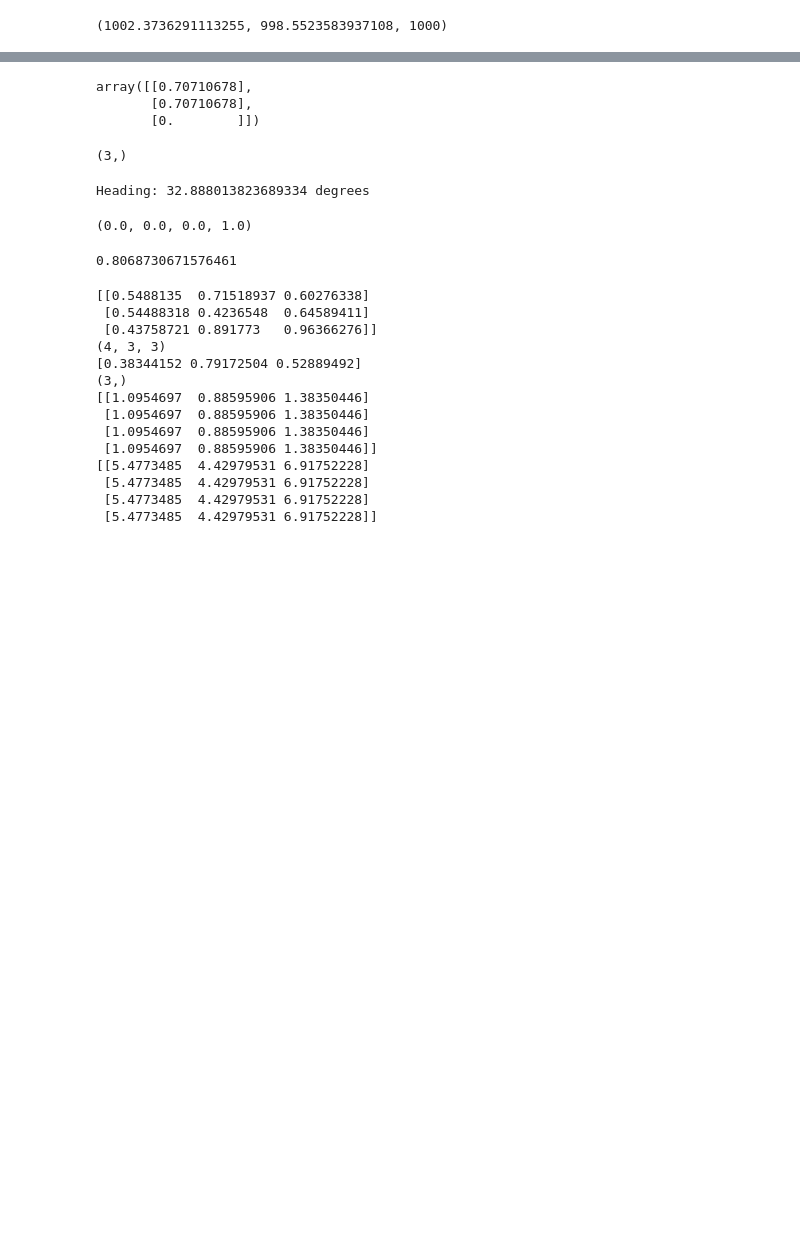
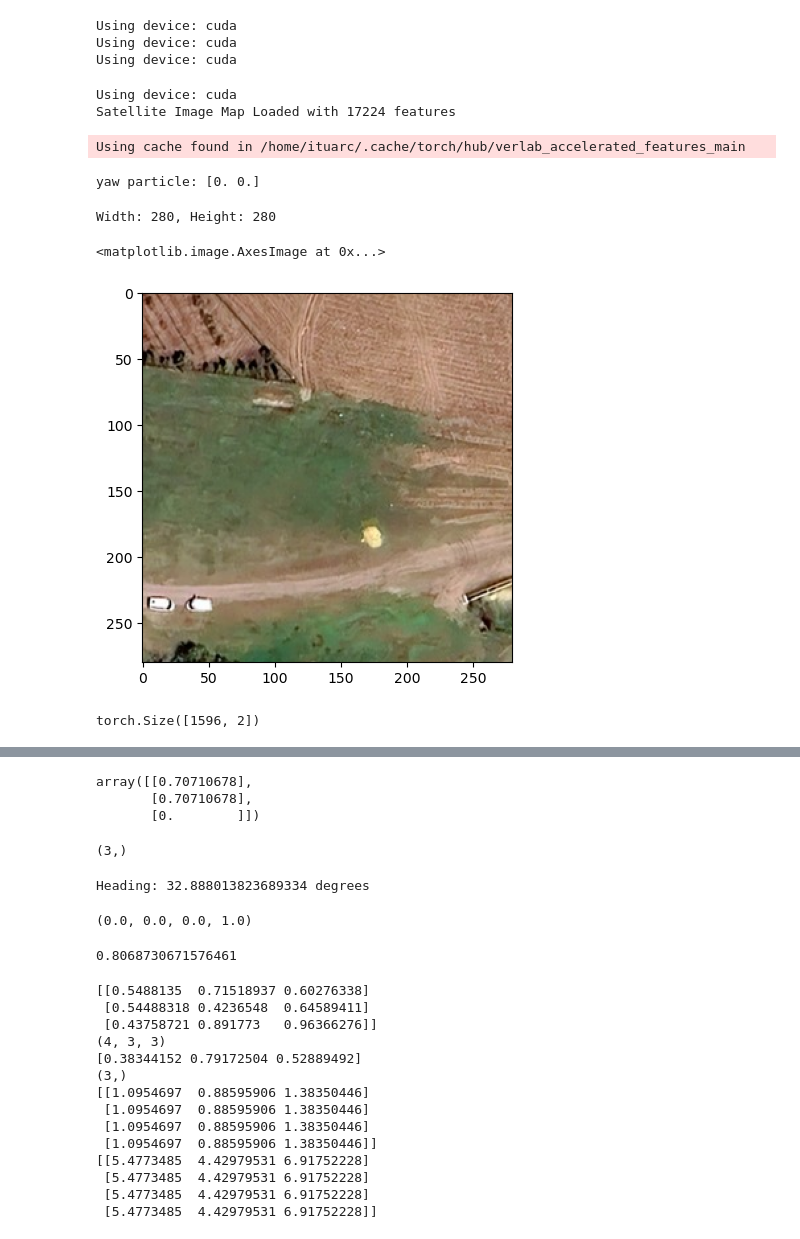
Before and after one commit to bakisanlan/FeatureMatching-PythonCODE, a Jupyter notebook: deneme.ipynb, the cells around one changed output, grey strips where cells are left out. Drawn from its saved outputs; the diff is of its cells as text; code cells hidden in the pictures; blank space fills up the shorter version.

```diff
--- a/deneme.ipynb
+++ b/deneme.ipynb
@@ -20,13 +1,68 @@ Error:
 # %%
-lla0 = [41.102275061226244, 29.0245487284028, 0]
-
-lla1 = [41.111279536740533	,29.036452782236729	,-1000]
-
-ned = lla2ned(lla1[0], lla1[1], lla1[2], lla0[0], lla0[1], lla0[2])
+import numpy as np
+from utils import *
+from StateEstimatorVINS import StateEstimatorMPF
+from UAVCamera import UAVCamera
+from AerialImageModel import AerialImageModel
+from DataBaseScanner import DatabaseScanner
+from FeatureDetectorMatcher import FeatureDetectorMatcher
+from Timer import Timer
+import pymap3d as pm
+import matplotlib.pyplot as plt
+# %% [output]
+Using device: cuda
+Using device: cuda
+Using device: cuda
 # %%
-ned2 = pm.geodetic2ned(lla1[0], lla1[1], lla1[2], lla0[0], lla0[1], lla0[2])
+#### Flight parameters
+ReferenceFrame = 'NED'  #Reference frame for the drone's local coordinate system
+MAP            = 'bacikoy'  #Satallite map name
+detector       = 'XFEAT'   #Feature detector type (SP: SuperPoint, ORB: Oriented FAST and Rotated Brief)
+snapFrame      = True
+IMUtype        = 2  #deal later
+LLA_leftupper  = [39.780238,  32.314440, 0]  # LLA reference point (latitude, longitude) left upper corner of the map
+LLA_home       = [39.7785834, 32.3158889,0] # Initial position of the drone in LLA (latitude, longitude, altitude)
+leftupperNED   = np.array(pm.geodetic2ned(LLA_leftupper[0], LLA_leftupper[1], LLA_leftupper[2], LLA_home[0], LLA_home[1], LLA_home[2]), dtype=float) + np.array([5,-8,0])
+
+
+detector_opt = {'type' : 'XFEAT'}
+hFeatureDM = FeatureDetectorMatcher(detector_opt)
+
+preFeatureFlag = True
+hAIM = AerialImageModel(MAP, FeatureDM = hFeatureDM, preFeatureFlag= preFeatureFlag)
+hAIM.leftupperNED = leftupperNED
+
+
+snapDim = (280,280) #deal later
+gimballedCamera       = True
+useGAN                = False
+showFeatures          = False
+showFrame             = True
+liveFlag              = True  # live video flag, if true, use the live image from the UAV camera, if false, use the recorded video
+
+batch_mode = False
+hDB = DatabaseScanner(FeatureDM = hFeatureDM, AIM=hAIM, snapDim=snapDim,
+                      showFeatures= showFeatures, showFrame= showFrame,
+                      batch_mode = batch_mode)
+# %% [output]
+Using device: cuda
+Satellite Image Map Loaded with 17224 features
+Using cache found in /home/ituarc/.cache/torch/hub/verlab_accelerated_features_main
-# %%
-ned
-# %% [output]
-(1002.3736291113255, 998.5523583937108, 1000)
+# %%
+part1pose = np.array([-0.17830983865465977 - 3, 3.9015089966618093 + 10, 0.0])
+yaw1 = 0
+ParticlesKp,ParticlesDesc = hDB.findParticlesKeypointDescriptors(np.array([part1pose,[50,0,0]]),np.array(np.deg2rad([yaw1,0])))
+# %% [output]
+yaw particle: [0. 0.]
+# %%
+FramemostLikelihoodPart   = hDB.snapPartImage(part1pose,np.deg2rad(yaw1),ParticlesKp[0])
+plt.imshow(FramemostLikelihoodPart)
+# %% [output]
+Width: 280, Height: 280
+<matplotlib.image.AxesImage at 0x...>
+[figure, added]
+# %%
+ParticlesDesc[0]['keypoints'].shape
+# %% [output]
+torch.Size([1596, 2])
 # %%
```
Also changed, not shown: parts of 17 cells of this notebook, 35 other files.
